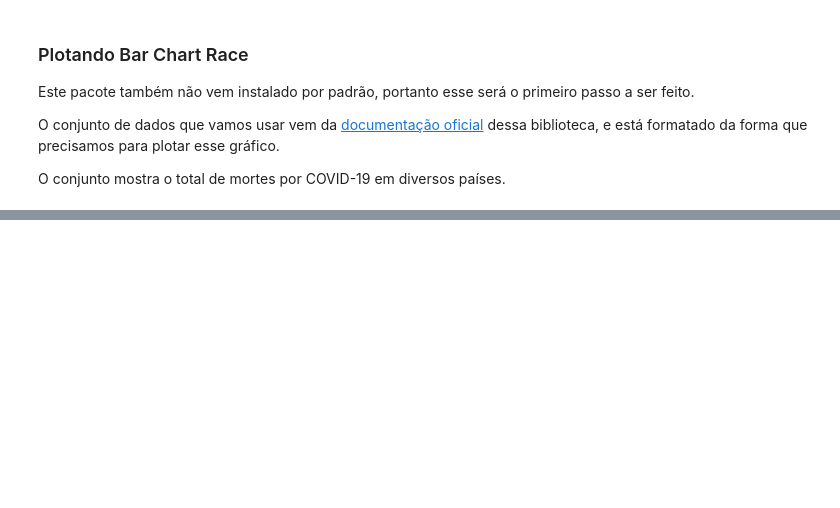
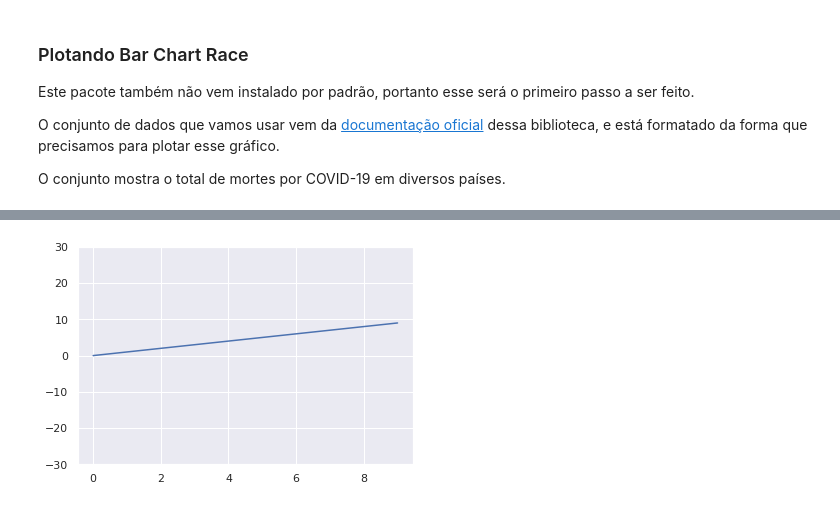
Before and after one commit to marcosilvaa/dados_estudos, a Jupyter notebook: Visualização_Gráfica.ipynb, the cells around one changed output, grey strips where cells are left out. Cells and saved outputs as stored; diff of their text form; code cells hidden in the pictures; blank space fills up the shorter version.

```diff
--- a/Visualização_Gráfica.ipynb
+++ b/Visualização_Gráfica.ipynb
@@ -602,0 +644,10 @@ bcr_html = bcr.bar_chart_race(df=df_cvd, filename = 'bar_chart_race.html')
+# %%
+# criando função
+def f(x):
+    plt.plot(np.arange(0,10), x*np.arange(0,10))
+    plt.ylim(-30,30)
+
+# chamando a função
+f(1)
+# %% [output]
+[figure, added]
```
Also changed, not shown: parts of 25 cells of this notebook.
